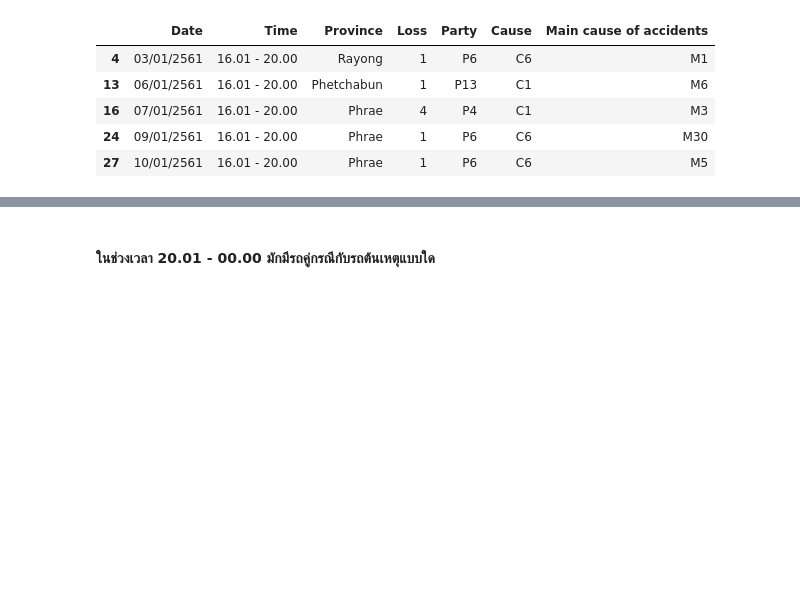
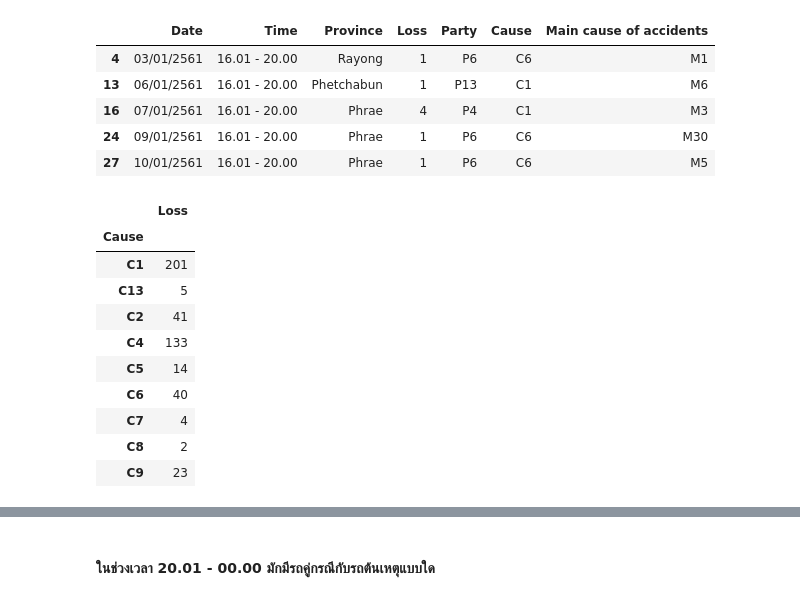
Before and after one commit to Aingon14/BSC_DPDM23, a Jupyter notebook: Group_project2.ipynb, the cells around one changed output, grey strips where cells are left out. Drawn from its saved outputs; the diff is of its cells as text; code cells hidden in the pictures; blank space fills up the shorter version.

```diff
--- a/Group_project2.ipynb
+++ b/Group_project2.ipynb
@@ -1232,3 +1264,17 @@ data_time1.head()
 | 16 | 07/01/2561 | 16.01 - 20.00 | Phrae | 4 | P4 | C1 | M3 |
 | 24 | 09/01/2561 | 16.01 - 20.00 | Phrae | 1 | P6 | C6 | M30 |
 | 27 | 10/01/2561 | 16.01 - 20.00 | Phrae | 1 | P6 | C6 | M5 |
+# %%
+data_time1.groupby(['Cause']).sum()
+# %% [output]
+|  | Loss |
+| Cause |  |
+| C1 | 201 |
+| C13 | 5 |
+| C2 | 41 |
+| C4 | 133 |
+| C5 | 14 |
+| C6 | 40 |
+| C7 | 4 |
+| C8 | 2 |
+| C9 | 23 |
```
Also changed, not shown: parts of 19 cells of this notebook.
